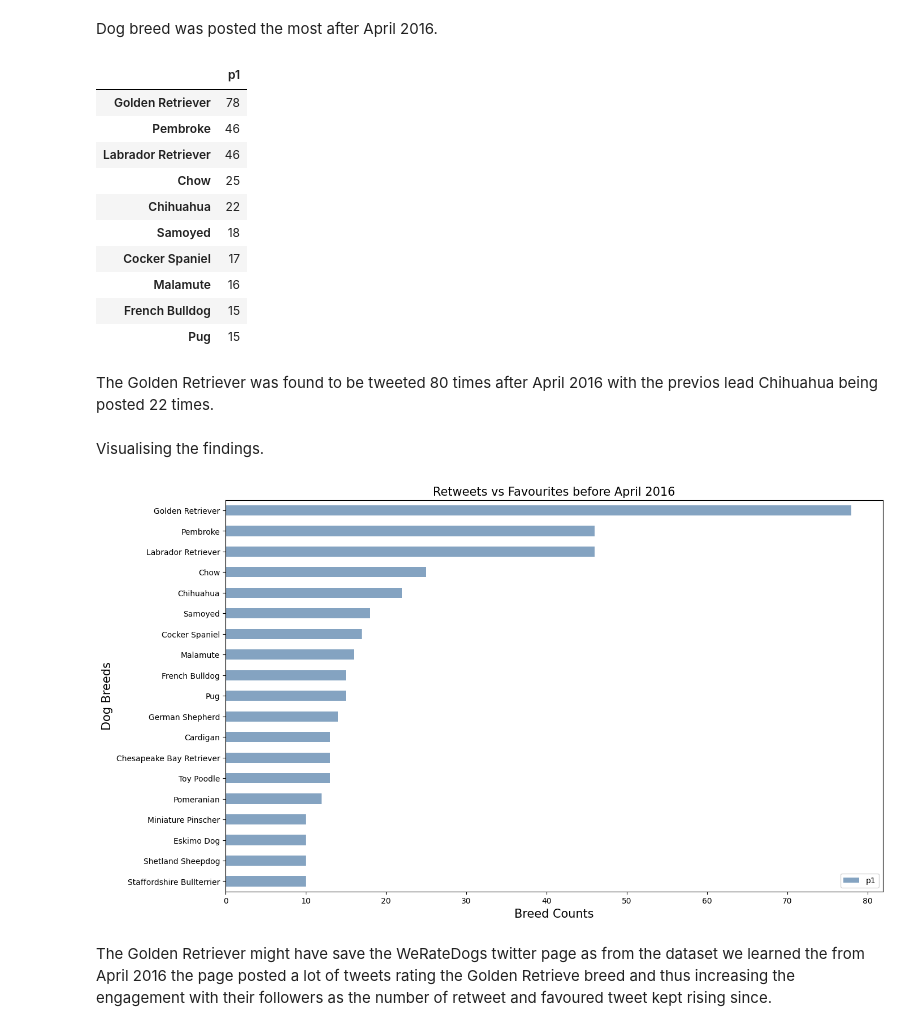
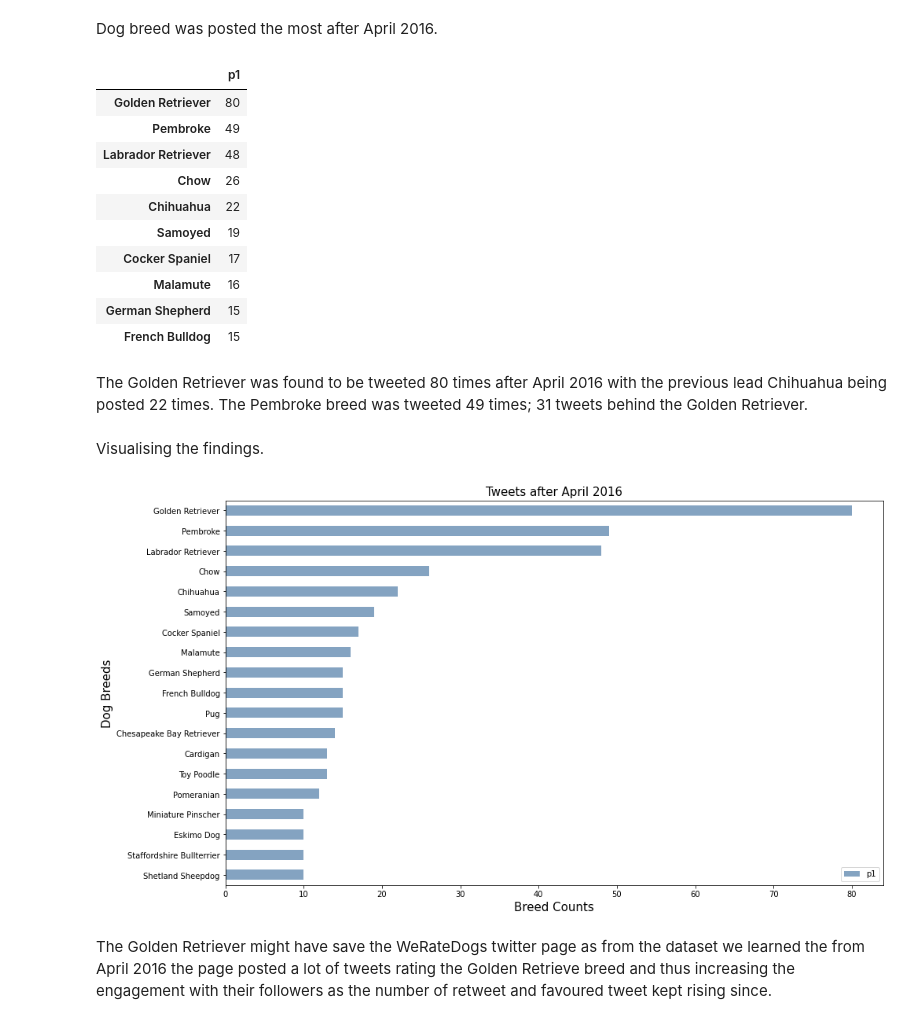
Before and after one commit to seezz-meta/EDA-WeRateDogs, a Jupyter notebook: wrangle_act.ipynb, the cells around one changed output. Drawn from its saved outputs; the diff is of its cells as text; code cells hidden in the pictures.

```diff
--- a/wrangle_act.ipynb
+++ b/wrangle_act.ipynb
@@ -614,7 +606,7 @@ The name column contains names like 'None', 'incredibly', 'a', 'the', 'an', 'ver
 
 **Code**
 # %%
-df_archive_clean = df_archive_clean.loc[df_archive_clean.name.str.islower() == False]
+df_archive_clean.loc[df_archive_clean.name.str.islower(), 'name'] = np.nan
 df_archive_clean.name.replace('None', np.nan, inplace=True)
 # %% [markdown]
 **Test**
@@ -819,7 +806,7 @@ Multiple DataFrames were created for each datasets. Merge all dataset into one s
 # %% [markdown]
 **Code**
 # %%
-df_clean = df_archive_clean.merge(df_twitter_api_clean, on='tweet_id', how='inner').merge(df_predictions_clean, on='tweet_id', how='left')
+df_clean = df_archive_clean.merge(df_twitter_api_clean, on='tweet_id', how='inner').merge(df_predictions_clean, on='tweet_id', how='inner')
 # %% [markdown]
 **Test**
 # %%
@@ -1114,29 +1105,28 @@ after = df_clean.query("year_month > '2016-04' & p1_dog == True").p1.value_count
 after.head(10)
 # %% [output]
 |  | p1 |
-| Golden Retriever | 78 |
-| Pembroke | 46 |
-| Labrador Retriever | 46 |
-| Chow | 25 |
+| Golden Retriever | 80 |
+| Pembroke | 49 |
+| Labrador Retriever | 48 |
+| Chow | 26 |
 | Chihuahua | 22 |
-| Samoyed | 18 |
+| Samoyed | 19 |
 | Cocker Spaniel | 17 |
 | Malamute | 16 |
+| German Shepherd | 15 |
 | French Bulldog | 15 |
-| Pug | 15 |
 # %% [markdown]
-The Golden Retriever was found to be tweeted 80 times after April 2016 with the previos lead Chihuahua being posted 22 times.
+The Golden Retriever was found to be tweeted 80 times after April 2016 with the previous lead Chihuahua being posted 22 times. The Pembroke breed was tweeted 49 times; 31 tweets behind the Golden Retriever.
 # %% [markdown]
 Visualising the findings.
 # %%
 fig, ax = plt.subplots(figsize=(15, 9))
 track_line = after.query("p1 > 9").sort_values('p1').plot(label='Dog Breeds',kind='barh', ax=ax, color=(0.2, 0.4, 0.6, 0.6))
 ax.set_xlabel('Breed Counts', fontsize=15)
 ax.set_ylabel('Dog Breeds', fontsize=15)
-ax.set_title('Retweets vs Favourites before April 2016', fontsize=15)
-# ax.legend(handles=[track_line])
+ax.set_title('Tweets after April 2016', fontsize=15)
 plt.show()
 # %% [output]
-[figure, old version]
+[figure, new version]
 # %% [markdown]
 The Golden Retriever might have save the WeRateDogs twitter page as from the dataset we learned the from April 2016 the page posted a lot of tweets rating the Golden Retrieve breed and thus increasing the engagement with their followers as the number of retweet and favoured tweet kept rising since.
```
Also changed, not shown: parts of 41 cells of this notebook, 5 other files.
